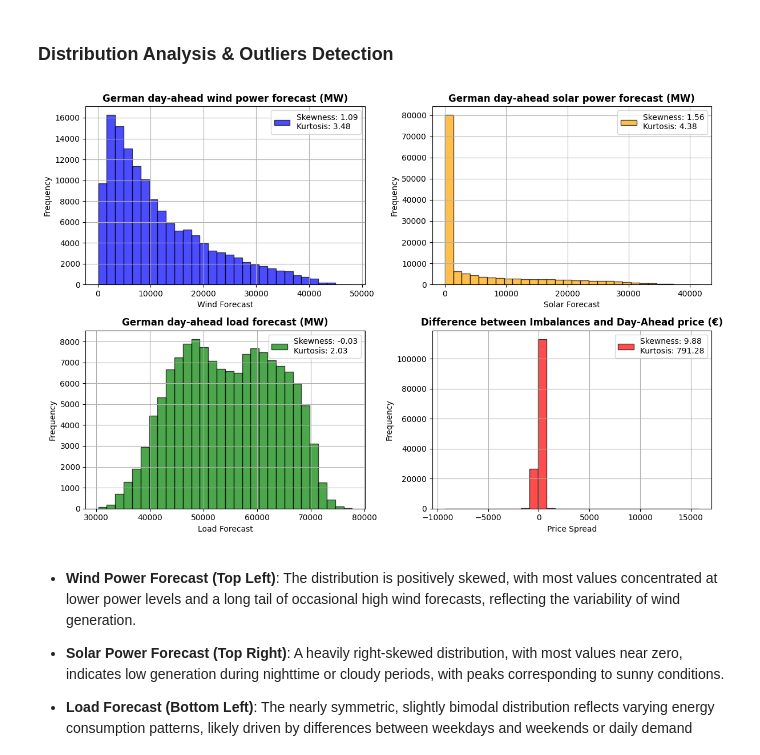
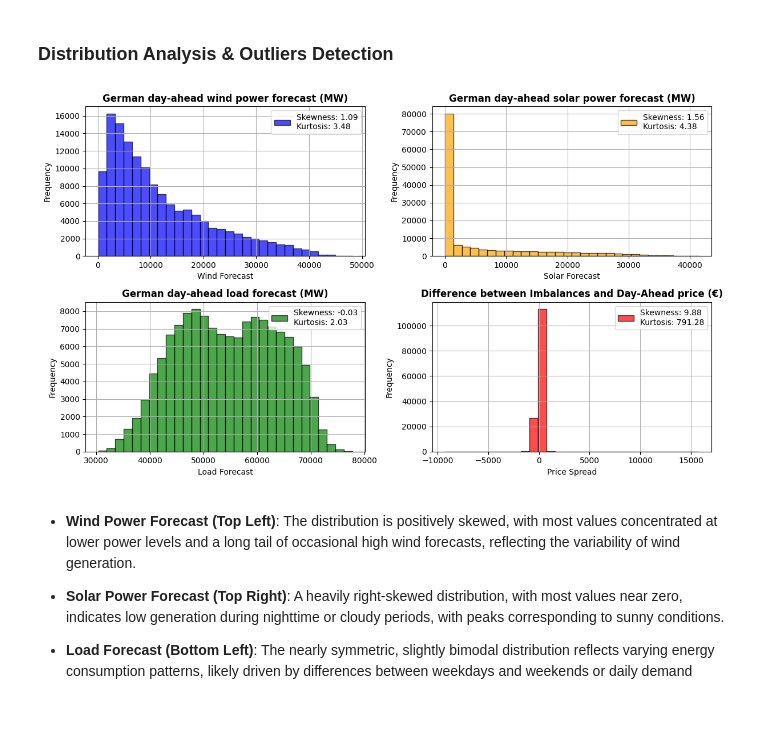
Before and after one commit to anthonymakarewicz/algo-electricity-trading, a Jupyter notebook: main.ipynb, the cells around one changed output. Cells and saved outputs as stored; diff of their text form; code cells hidden in the pictures; blank space fills up the shorter version.

```diff
--- a/main.ipynb
+++ b/main.ipynb
@@ -332,35 +335,35 @@ def plot_histograms(df, bins=30, figsize=(12, 8), title=None, plot_configs=None)
         plt.tight_layout()
         plt.show()
     else:
         num_cols = df.shape[1]
         rows = int(np.ceil(np.sqrt(num_cols)))
         cols_in_row = int(np.ceil(num_cols / rows))
 
         fig, axes = plt.subplots(rows, cols_in_row, figsize=figsize)
         if title is not None:
             fig.suptitle(title, fontsize=16, fontweight="bold")
         axes = axes.flatten()
 
         for idx, col in enumerate(df.columns):
             skewness = stats.skew(df[col].dropna())
             kurtosis = stats.kurtosis(df[col].dropna(), fisher=False)
 
             axes[idx].hist(df[col].dropna(), bins=bins, color=plot_configs[col]["color"], alpha=0.7, edgecolor="black")
             axes[idx].set_title(plot_configs[col]["title"], fontsize=12, fontweight="bold")
             axes[idx].set_xlabel(plot_configs[col]["label"])
             axes[idx].set_ylabel("Frequency")
             axes[idx].grid(True)
             axes[idx].legend([f"Skewness: {skewness:.2f}\nKurtosis: {kurtosis:.2f}"], loc="upper right", fontsize=10)
 
         for idx in range(num_cols, len(axes)):
             axes[idx].axis("off")
 
         plt.tight_layout()
         plt.show()
 
-plot_histograms(df[["wind", "solar", "load", "spread"]])
+plot_histograms(df[["wind", "solar", "load", "spread"]], figsize=(12, 7))
 # %% [output]
-[figure, old version]
+[figure, new version]
 # %% [markdown]
 - **Wind Power Forecast (Top Left)**: The distribution is positively skewed, with most values concentrated at lower power levels and a long tail of occasional high wind forecasts, reflecting the variability of wind generation.
 
```
Also changed, not shown: parts of 26 cells of this notebook.
